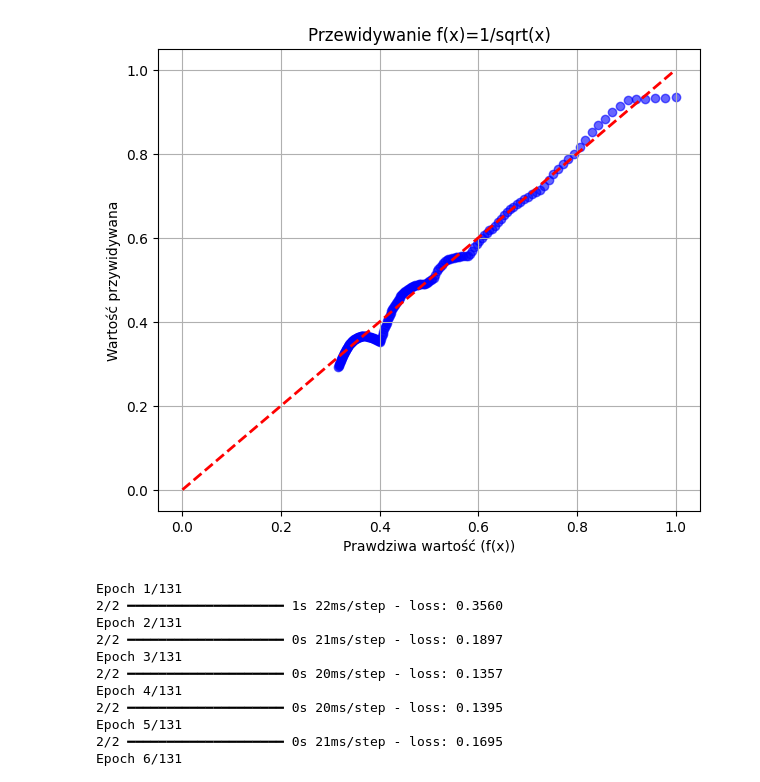
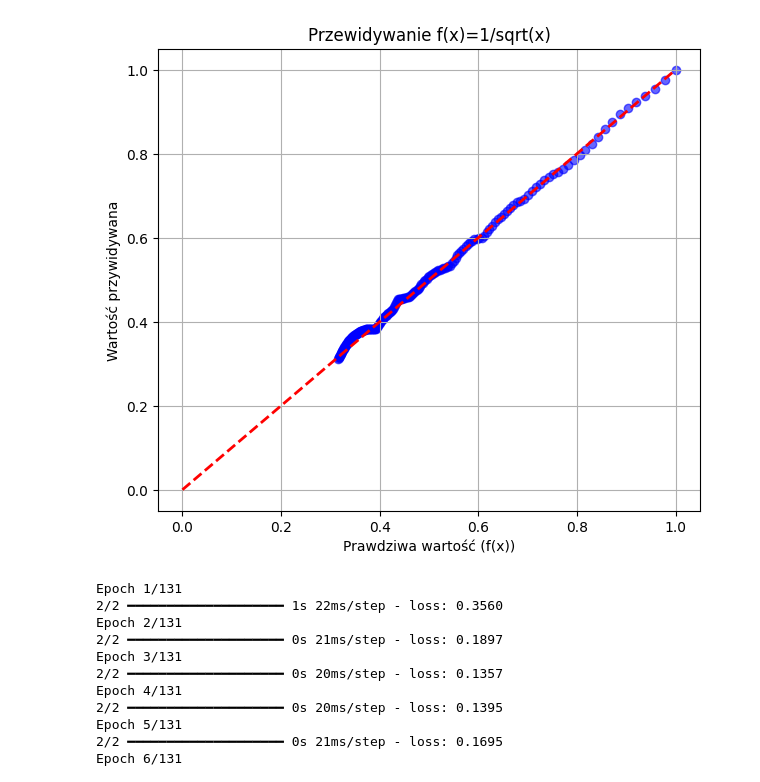
Before and after one commit to ihasp/nod2, a Jupyter notebook: Zad1/main.ipynb, the cells around one changed output. Drawn from its saved outputs; the diff is of its cells as text; code cells hidden in the pictures.

```diff
--- a/Zad1/main.ipynb
+++ b/Zad1/main.ipynb
@@ -23,7 +23,7 @@ model = Sequential(
 )
 
 model.compile(optimizer="adam", loss="mse")
-model.fit(X, y, epochs=131, batch_size=32, verbose=1)
+model.fit(X, y, epochs=300, batch_size=32, verbose=1)
 
 y_pred = model.predict(X)
 
@@ -55,5 +55,5 @@ Epoch 131/131
 7/7 ━━━━━━━━━━━━━━━━━━━━ 0s 8ms/step
-[figure, old version]
+[figure, new version]
 # %%
 import numpy as np
 import tensorflow as tf
```
Also changed, not shown: parts of 1 cell of this notebook, 9 other files.
